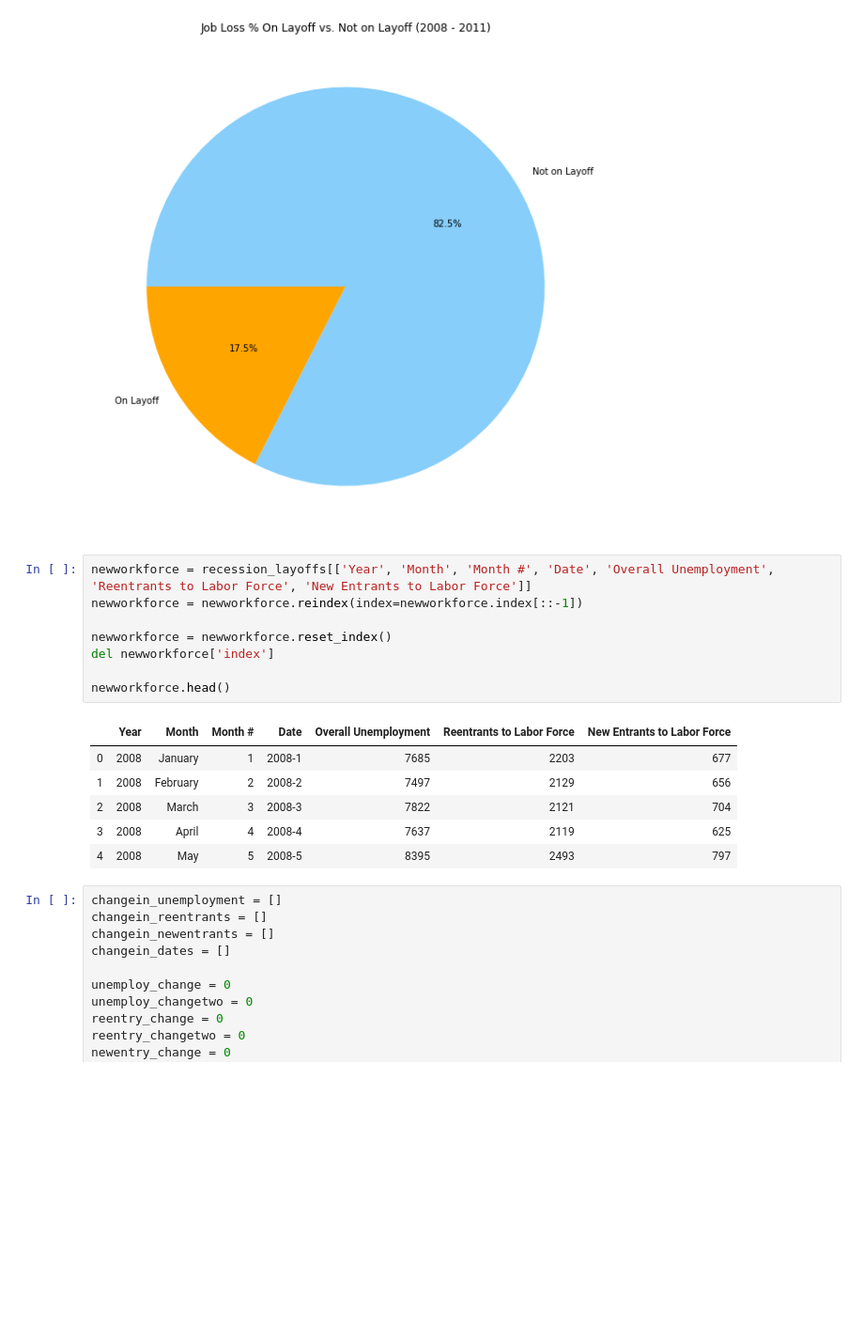
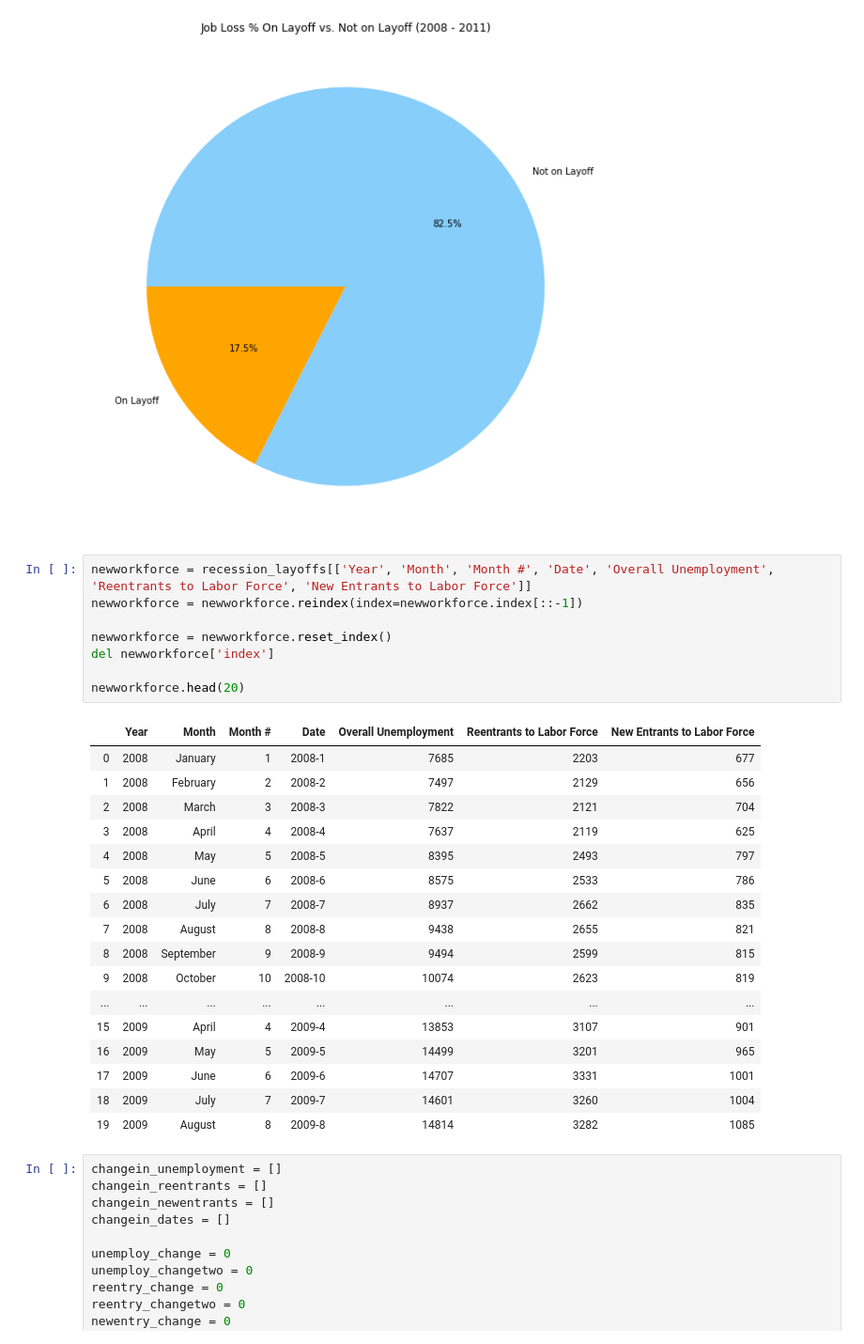
Before and after one commit to jasmine73317/Project-1_Unemployment_data, a Jupyter notebook: layoffs and unemployment.ipynb, the cells around one changed output. Shown at 94% size. Saved outputs shown, nothing was run; the diff lists cells and outputs as text; blank space fills up the shorter version.

```diff
--- a/layoffs and unemployment.ipynb
+++ b/layoffs and unemployment.ipynb
@@ -74,18 +74,29 @@ Text(0.5, 1.0, 'Job Loss % On Layoff vs. Not on Layoff (2008 - 2011)')
 # %%
 newworkforce = recession_layoffs[['Year', 'Month', 'Month #', 'Date', 'Overall Unemployment', 'Reentrants to Labor Force', 'New Entrants to Labor Force']]
 newworkforce = newworkforce.reindex(index=newworkforce.index[::-1])
 
 newworkforce = newworkforce.reset_index()
 del newworkforce['index']
 
-newworkforce.head()
+newworkforce.head(20)
 # %% [output]
 |  | Year | Month | Month # | Date | Overall Unemployment | Reentrants to Labor Force | New Entrants to Labor Force |
 | 0 | 2008 | January | 1 | 2008-1 | 7685 | 2203 | 677 |
 | 1 | 2008 | February | 2 | 2008-2 | 7497 | 2129 | 656 |
 | 2 | 2008 | March | 3 | 2008-3 | 7822 | 2121 | 704 |
 | 3 | 2008 | April | 4 | 2008-4 | 7637 | 2119 | 625 |
 | 4 | 2008 | May | 5 | 2008-5 | 8395 | 2493 | 797 |
+| 5 | 2008 | June | 6 | 2008-6 | 8575 | 2533 | 786 |
+| 6 | 2008 | July | 7 | 2008-7 | 8937 | 2662 | 835 |
+| 7 | 2008 | August | 8 | 2008-8 | 9438 | 2655 | 821 |
+| 8 | 2008 | September | 9 | 2008-9 | 9494 | 2599 | 815 |
+| 9 | 2008 | October | 10 | 2008-10 | 10074 | 2623 | 819 |
+| ... | ... | ... | ... | ... | ... | ... | ... |
+| 15 | 2009 | April | 4 | 2009-4 | 13853 | 3107 | 901 |
+| 16 | 2009 | May | 5 | 2009-5 | 14499 | 3201 | 965 |
+| 17 | 2009 | June | 6 | 2009-6 | 14707 | 3331 | 1001 |
+| 18 | 2009 | July | 7 | 2009-7 | 14601 | 3260 | 1004 |
+| 19 | 2009 | August | 8 | 2009-8 | 14814 | 3282 | 1085 |
 # %%
 changein_unemployment = []
 changein_reentrants = []
```
Also changed, not shown: parts of 2 cells of this notebook.
